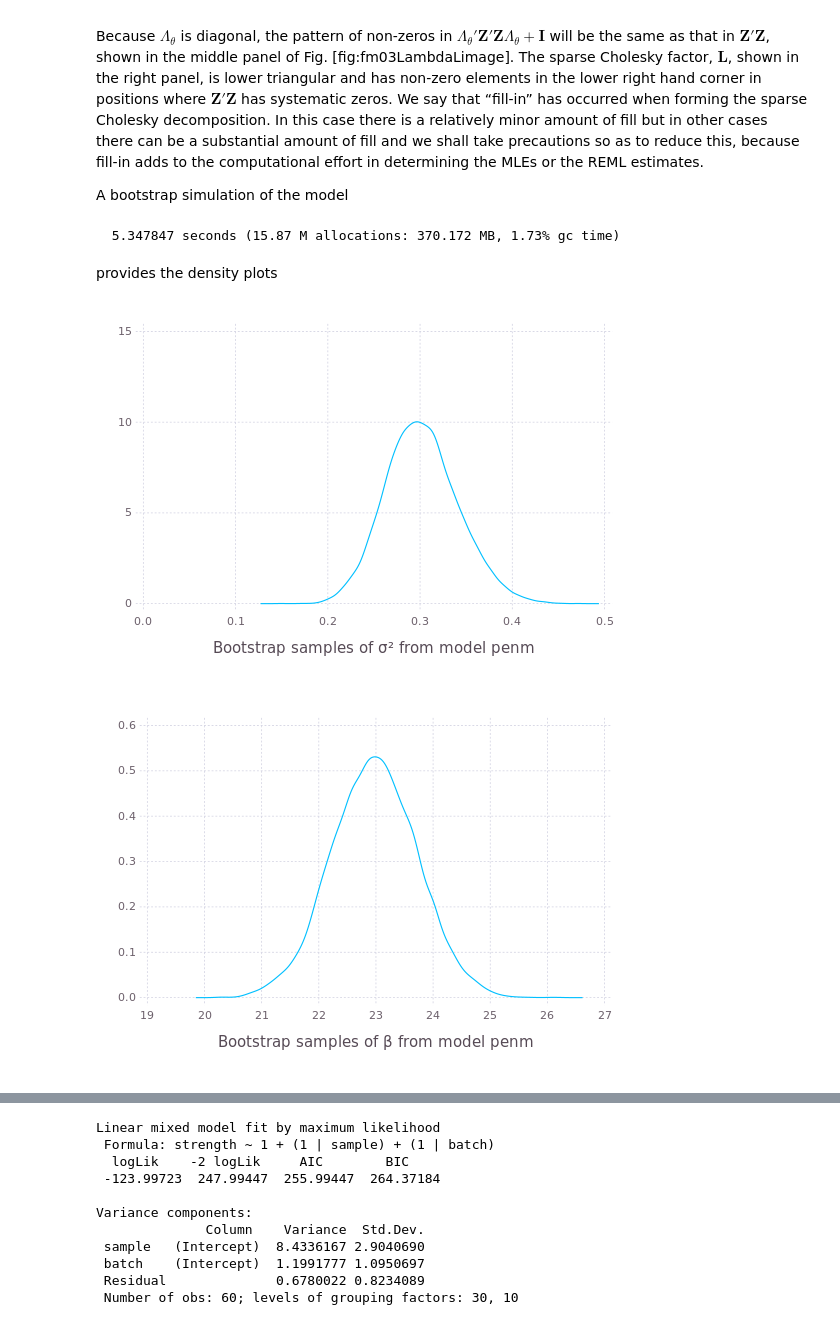
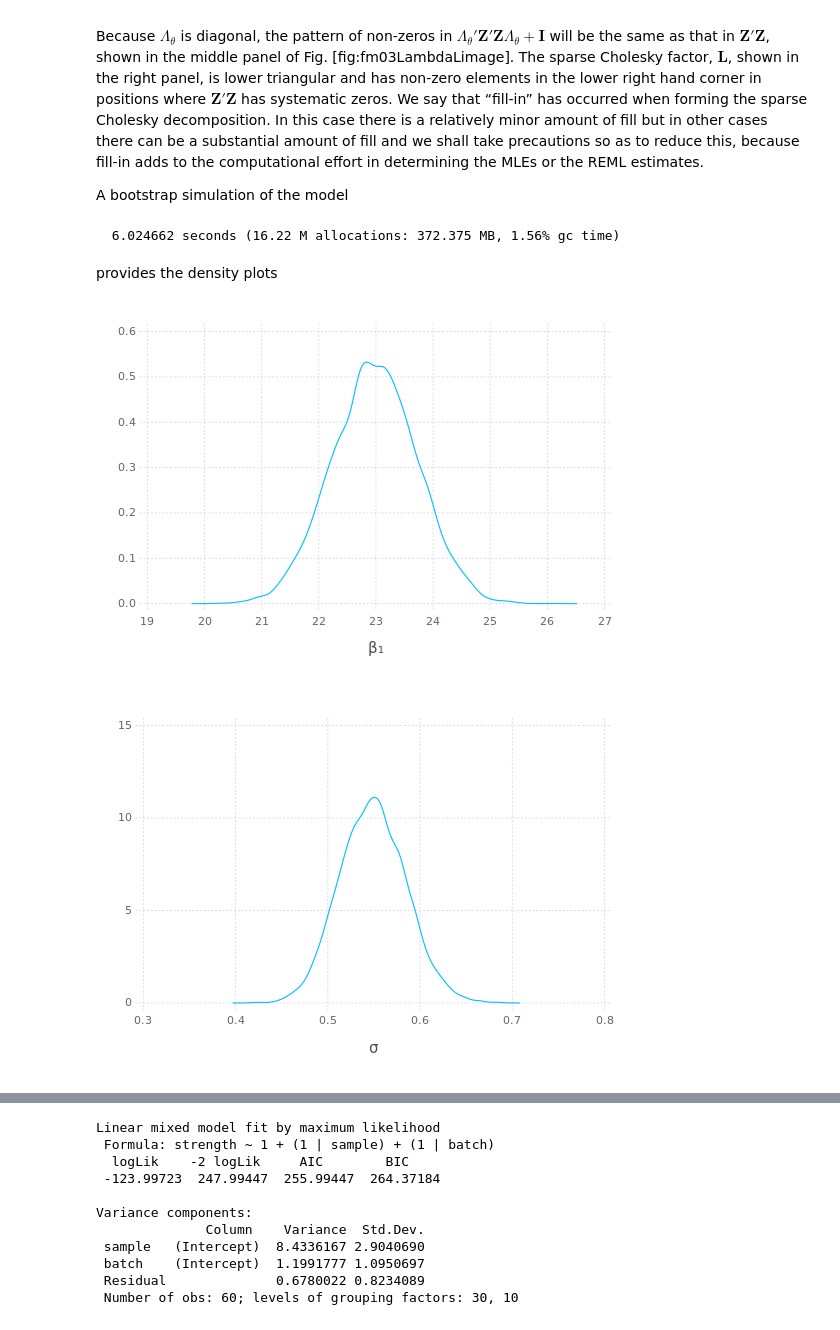
Before and after one commit to dmbates/MixedModelsinJulia, a Jupyter notebook: MultipleTerms.ipynb, the cells around one changed output, grey strips where cells are left out. Saved outputs shown, nothing was run; the diff lists cells and outputs as text; code cells hidden in the pictures.

```diff
--- a/MultipleTerms.ipynb
+++ b/MultipleTerms.ipynb
@@ -167,19 +155,17 @@ Because $\Lambda_\theta$ is diagonal, the pattern of non-zeros in $\Lambda_\thet
 
 A bootstrap simulation of the model
 # %%
-@time dev, s2, beta, theta = bootstrap(10000, penm);
+@time penmbstp = bootstrap(10000, penm);
 # %% [output]
-  5.347847 seconds (15.87 M allocations: 370.172 MB, 1.73% gc time)
+  6.024662 seconds (16.22 M allocations: 372.375 MB, 1.56% gc time)
 # %% [markdown]
 provides the density plots
 # %%
-plot(x = s2, Geom.density(),
-    Guide.xlabel("Bootstrap samples of σ² from model penm"))
+plot(x = penmbstp[:β₁], Geom.density(), Guide.xlabel("β₁"))
 # %% [output]
-[figure, old version]
+[figure, new version]
 # %%
-plot(x = beta, Geom.density(),
-    Guide.xlabel("Bootstrap samples of β from model penm"))
+plot(x = penmbstp[:σ], Geom.density(), Guide.xlabel("σ"))
 # %% [output]
-[figure, old version]
+[figure, new version]
 # %%
```
Also changed, not shown: parts of 44 cells of this notebook, 1 other file.
